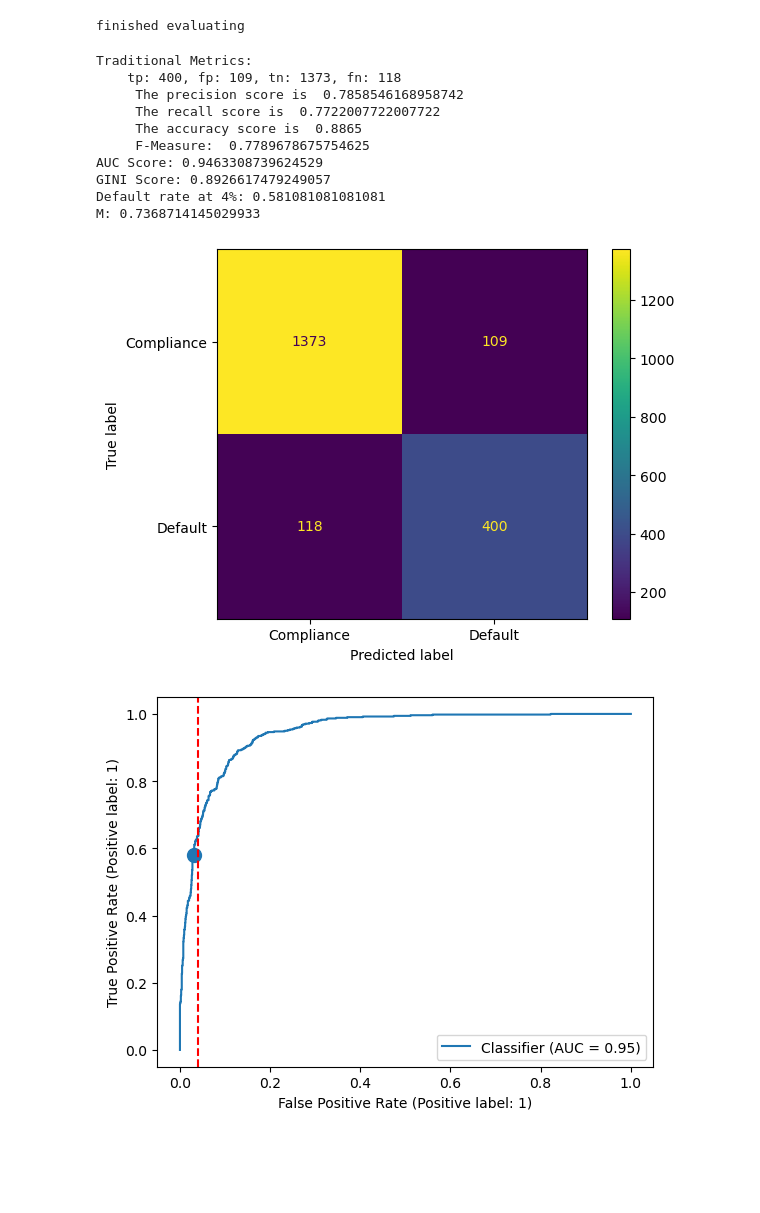
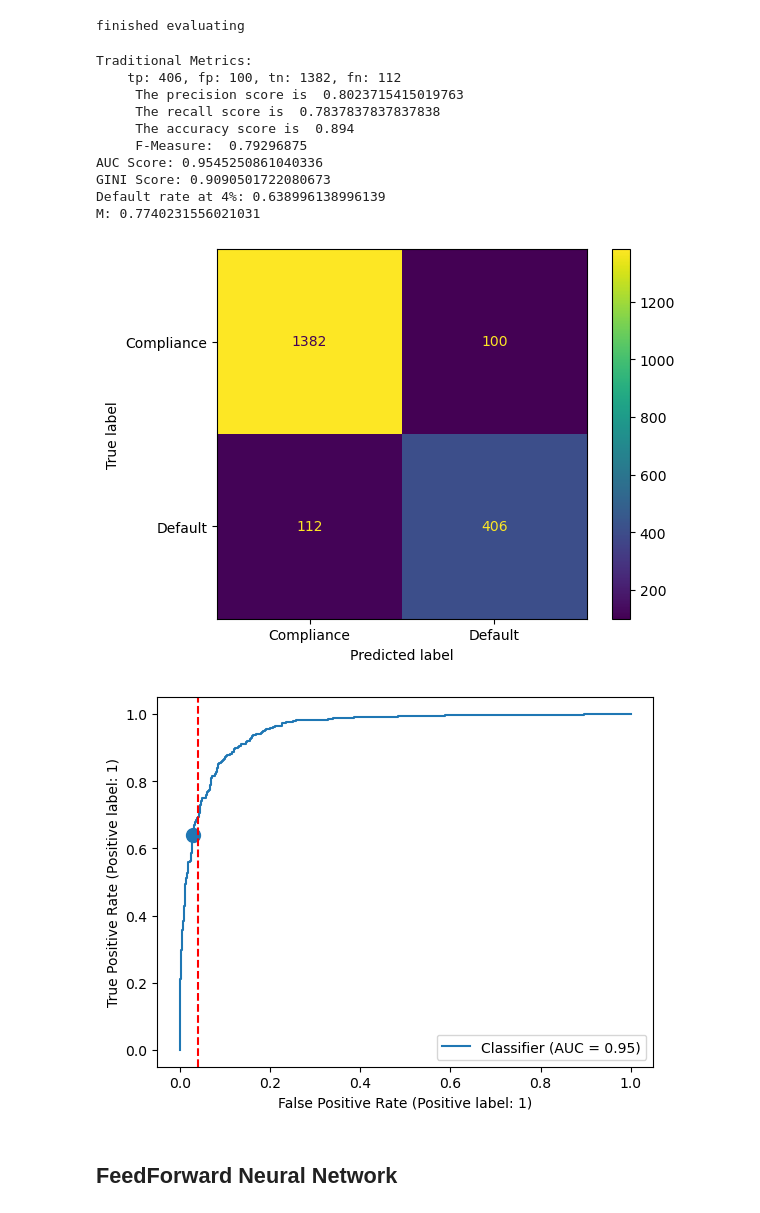
Before and after one commit to ehhdang/AMEX-Default-Prediction, a Jupyter notebook: Supervised_learning.ipynb, the cells around one changed output. Saved outputs shown, nothing was run; the diff lists cells and outputs as text; code cells hidden in the pictures; blank space fills up the shorter version.

```diff
--- a/Supervised_learning.ipynb
+++ b/Supervised_learning.ipynb
@@ -79 +31,7 @@ del data
+# %%
+# preprocessing
+from src.data_preprocessing import create_features
+X, y = create_features(data, raw_labels)
+
+X_train, X_val, y_train, y_val = train_test_split(X,y, test_size = 0.2, random_state = 0)
 # %% [markdown]
@@ -106,29 +63,27 @@ print("finished training")
 # %% [output]
 finished training
 # %%
-pred = xgb.predict_proba(X_test)
+pred = xgb.predict_proba(X_val)
 print("finished evaluating")
 # %% [output]
 finished evaluating
 # %%
 if SAMPLE:
-    evaluate_model(y_test, pred, traditional = True)
-    plot_confusion_matrix(y_test,pred)
-    plot_GINI(y_test,pred)
-
-else:
-    results = pd.DataFrame({'customer_ID':cust_ids, "prediction":pred[:,1]})
-    results.to_csv("submission.csv", index = False)
+    evaluate_model(y_val, pred, traditional = True)
+    plot_confusion_matrix(y_val,pred)
+    plot_GINI(y_val,pred)
 # %% [output]
 Traditional Metrics:
-    tp: 400, fp: 109, tn: 1373, fn: 118
-     The precision score is  0.7858546168958742
-     The recall score is  0.7722007722007722
-     The accuracy score is  0.8865
-     F-Measure:  0.7789678675754625
-AUC Score: 0.9463308739624529
-GINI Score: 0.8926617479249057
-Default rate at 4%: 0.581081081081081
-M: 0.7368714145029933
+    tp: 406, fp: 100, tn: 1382, fn: 112
+     The precision score is  0.8023715415019763
+     The recall score is  0.7837837837837838
+     The accuracy score is  0.894
+     F-Measure:  0.79296875
+AUC Score: 0.9545250861040336
+GINI Score: 0.9090501722080673
+Default rate at 4%: 0.638996138996139
+M: 0.7740231556021031
 [figure]
-[figure, old version]
+[figure, new version]
+# %% [markdown]
+## FeedForward Neural Network
```
Also changed, not shown: parts of 8 cells of this notebook, 1 other file.
